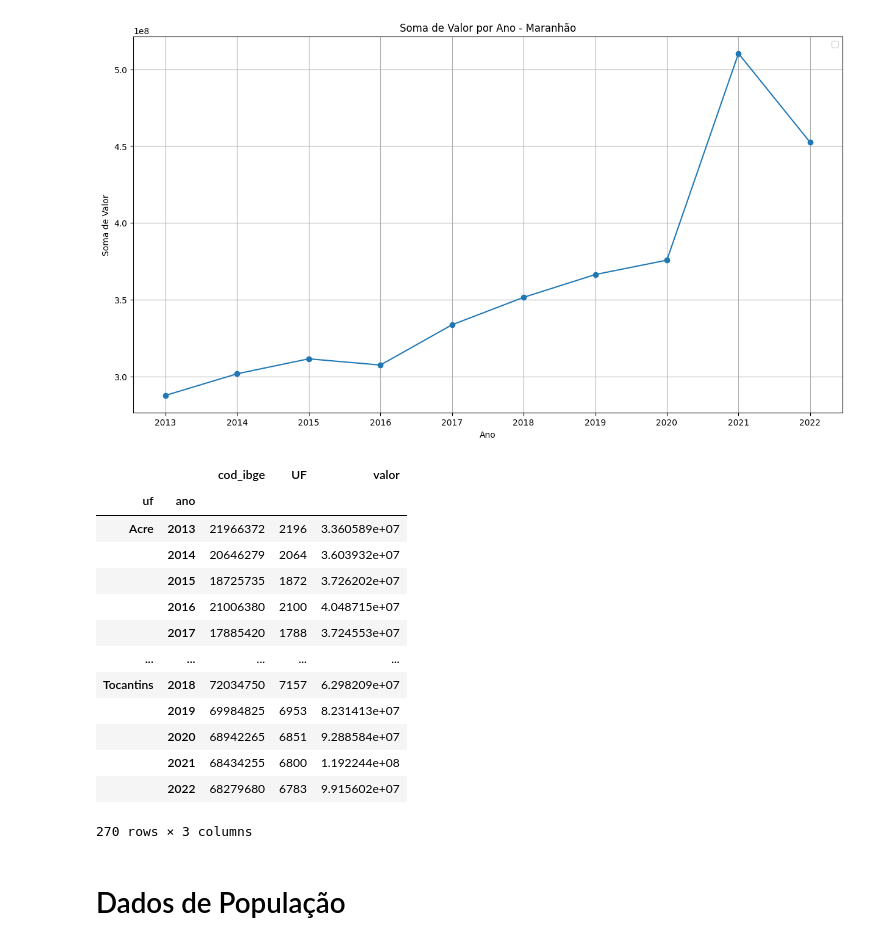
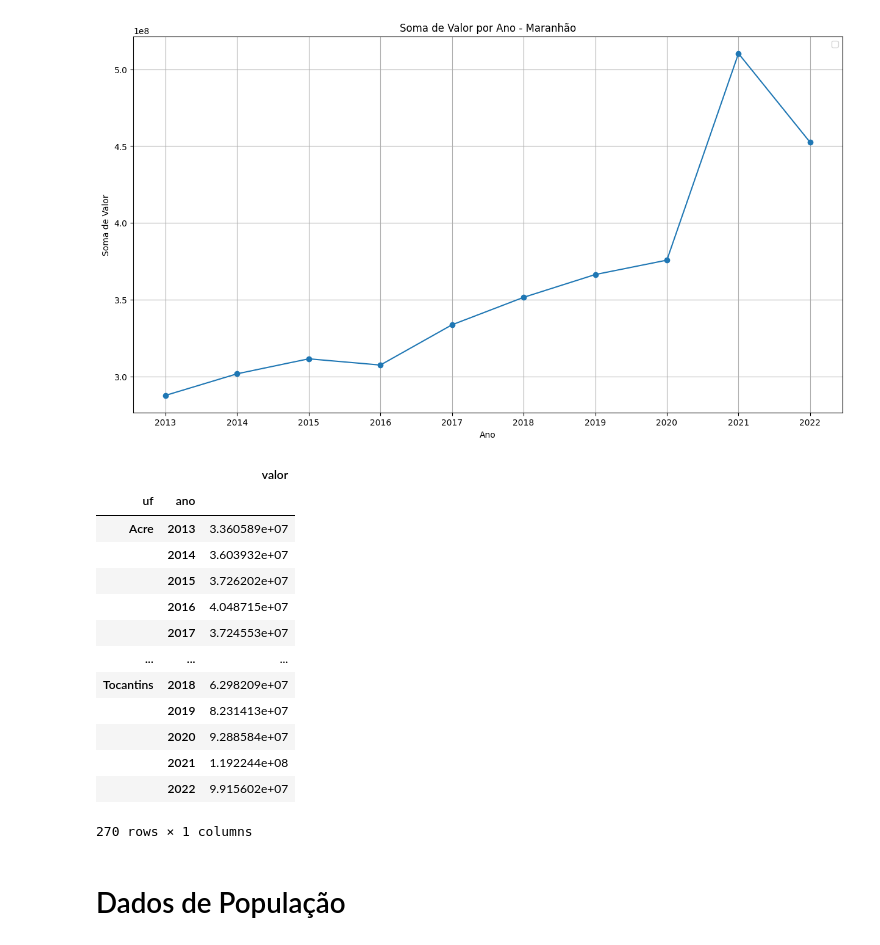
Before and after one commit to heliomacedofilho/projetos-do-bootcamp-analise-de-dados-enap-2023, a Jupyter notebook: automatizacao_de_relatorio_de_dados_de_documentos/saude/dados_internacoes.ipynb, the cells around one changed output. Saved outputs shown, nothing was run; the diff lists cells and outputs as text; code cells hidden in the pictures.

```diff
--- a/automatizacao_de_relatorio_de_dados_de_documentos/saude/dados_internacoes.ipynb
+++ b/automatizacao_de_relatorio_de_dados_de_documentos/saude/dados_internacoes.ipynb
@@ -513,22 +513,22 @@ No artists with labels found to put in legend.  Note that artists whose label st
 # %%
 # Agrupar por ano
 grouped_uf = df.groupby(['uf', 'ano'])
-grouped_uf.sum('valor')
+grouped_uf[['uf', 'ano', 'valor']].sum('valor')
 # %% [output]
-|  |  | cod_ibge | UF | valor |
-| uf | ano |  |  |  |
-| Acre | 2013 | 21966372 | 2196 | 3.360589e+07 |
-|  | 2014 | 20646279 | 2064 | 3.603932e+07 |
-|  | 2015 | 18725735 | 1872 | 3.726202e+07 |
-|  | 2016 | 21006380 | 2100 | 4.048715e+07 |
-|  | 2017 | 17885420 | 1788 | 3.724553e+07 |
-| ... | ... | ... | ... | ... |
-| Tocantins | 2018 | 72034750 | 7157 | 6.298209e+07 |
-|  | 2019 | 69984825 | 6953 | 8.231413e+07 |
-|  | 2020 | 68942265 | 6851 | 9.288584e+07 |
-|  | 2021 | 68434255 | 6800 | 1.192244e+08 |
-|  | 2022 | 68279680 | 6783 | 9.915602e+07 |
+|  |  | valor |
+| uf | ano |  |
+| Acre | 2013 | 3.360589e+07 |
+|  | 2014 | 3.603932e+07 |
+|  | 2015 | 3.726202e+07 |
+|  | 2016 | 4.048715e+07 |
+|  | 2017 | 3.724553e+07 |
+| ... | ... | ... |
+| Tocantins | 2018 | 6.298209e+07 |
+|  | 2019 | 8.231413e+07 |
+|  | 2020 | 9.288584e+07 |
+|  | 2021 | 1.192244e+08 |
+|  | 2022 | 9.915602e+07 |
-270 rows × 3 columns
+270 rows × 1 columns
 # %% [markdown]
 # Dados de População
 # %%
```
Also changed, not shown: parts of 2 cells of this notebook.
